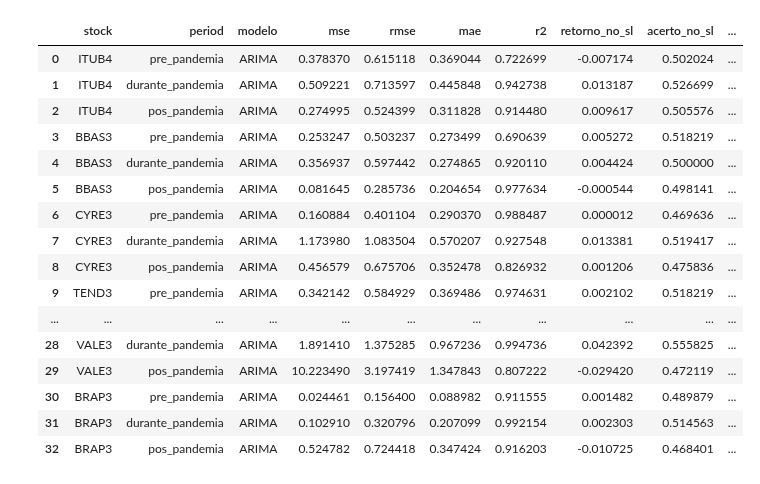
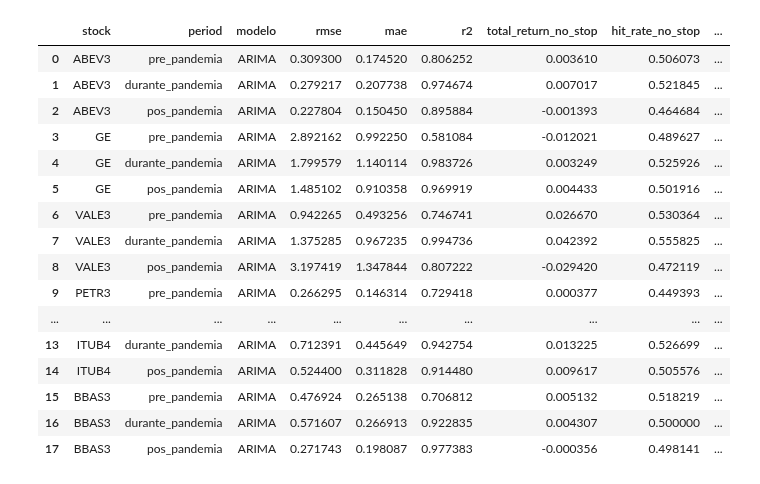
Before and after one commit to diogobrasil/analises-tcc-cripto, a Jupyter notebook: main/notebooks/trade/trade_analisys_arima.ipynb, the cells around one changed output. Saved outputs shown, nothing was run; the diff lists cells and outputs as text; code cells hidden in the pictures.

Commit message:
update: add novas metricas no retorno do backtest e treina modelos para novas ações; salva csvs com os resultados para ações selecionadas

```diff
--- a/main/notebooks/trade/trade_analisys_arima.ipynb
+++ b/main/notebooks/trade/trade_analisys_arima.ipynb
@@ -76,11 +76,10 @@ def print_detailed_performance(strategy_name: str, result_dict: dict, initial_ca
     print("-" * 50)
 # %%
 # --- Parâmetros ---
-csv_path   = "../../datasets/b3_dados/processed/acoes_concat.csv"
+csv_path   = "../../datasets/b3_dados/processed/assets_concat.csv"
 stocks     =  [
 
-    "VALE3",
-    "ELET3",
+    "BBAS3",
 ]
 
 periods    = {
@@ -262,29 +212,40 @@ for (stock, period_name), vals in results.items():
         'stock':           stock,
         'period':          period_name,
         'modelo':          'ARIMA',
-        'mse':             vals['arima_metrics']['mse'],
+        # 'mse':             vals['arima_metrics']['mse'],
         'rmse':            vals['arima_metrics']['rmse'],
         'mae':             vals['arima_metrics']['mae'],
         'r2':              vals['arima_metrics']['r2'],
-        'retorno_no_sl':   vals['arima_no_stop']['total_return'],
-        'acerto_no_sl':    vals['arima_no_stop']['hit_rate'],
-        'sharpe_no_sl':    vals['arima_no_stop']['sharpe_ratio'],
-        'drawdown_no_sl':  vals['arima_no_stop']['max_drawdown'],
-        'capital_no_sl':   vals['arima_no_stop']['final_capital'],
-        'retorno_sl':      vals['arima_with_stop']['total_return'],
-        'acerto_sl':       vals['arima_with_stop']['hit_rate'],
-        'sharpe_sl':       vals['arima_with_stop']['sharpe_ratio'],
-        'drawdown_sl':     vals['arima_with_stop']['max_drawdown'],
-        'capital_sl':      vals['arima_with_stop']['final_capital'],
-        'retorno_bh':      vals['arima_bh']['total_return'],
-        'capital_bh':      vals['arima_bh']['final_capital'],
-        'dias_bh':         vals['arima_bh']['days_held']
+
+        'total_return_no_stop':   vals['arima_no_stop']['total_return'],
+        'hit_rate_no_stop':    vals['arima_no_stop']['hit_rate'],
+        'sharpe_no_stop':    vals['arima_no_stop']['sharpe_ratio'],
+        'drawdown_no_stop':  vals['arima_no_stop']['max_drawdown'],
+        'final_capital_no_stop':   vals['arima_no_stop']['final_capital'],
+        'num_trades_no_stop':   vals['arima_no_stop']['total_trades'],
+        'profitable_trades_no_stop':   vals['arima_no_stop']['profitable_trades'],
+        'unprofitable_trades_no_stop': vals['arima_no_stop']['unprofitable_trades'],
+        'avg_return_per_trade_no_stop': vals['arima_no_stop']['avg_return_per_trade'],
+
+        'total_return_stop':      vals['arima_with_stop']['total_return'],
+        'hit_rate_stop':       vals['arima_with_stop']['hit_rate'],
+        'sharpe_stop':       vals['arima_with_stop']['sharpe_ratio'],
+        'drawdown_stop':     vals['arima_with_stop']['max_drawdown'],
+        'final_capital_stop':      vals['arima_with_stop']['final_capital'],
+        'num_trades_stop':      vals['arima_with_stop']['total_trades'],
+        'profitable_trades_stop':   vals['arima_with_stop']['profitable_trades'],
+        'unprofitable_trades_stop': vals['arima_with_stop']['unprofitable_trades'],
+        'avg_return_per_trade_stop': vals['arima_with_stop']['avg_return_per_trade'],
+
+        # 'retorno_bh':      vals['arima_bh']['total_return'],
+        # 'capital_bh':      vals['arima_bh']['final_capital'],
+        # 'dias_bh':         vals['arima_bh']['days_held']
     })
 
 df_results = pd.DataFrame(flat)
 
 # --- caminho onde guardar ---
-csv_path = "../../datasets/trading/arima_trading_results.csv"
+csv_path = "../../datasets/trading/arima_trading_results2.csv"
 os.makedirs(os.path.dirname(csv_path), exist_ok=True)
 
 # --- concat incremental ---
@@ -311,17 +272,17 @@ Resultados ARIMA atualizados em ../../datasets/trading/arima_trading_results.csv
-|  | stock | period | modelo | mse | rmse | mae | r2 | retorno_no_sl | acerto_no_sl | ... |
-| 0 | ITUB4 | pre_pandemia | ARIMA | 0.378370 | 0.615118 | 0.369044 | 0.722699 | -0.007174 | 0.502024 | ... |
-| 1 | ITUB4 | durante_pandemia | ARIMA | 0.509221 | 0.713597 | 0.445848 | 0.942738 | 0.013187 | 0.526699 | ... |
-| 2 | ITUB4 | pos_pandemia | ARIMA | 0.274995 | 0.524399 | 0.311828 | 0.914480 | 0.009617 | 0.505576 | ... |
-| 3 | BBAS3 | pre_pandemia | ARIMA | 0.253247 | 0.503237 | 0.273499 | 0.690639 | 0.005272 | 0.518219 | ... |
-| 4 | BBAS3 | durante_pandemia | ARIMA | 0.356937 | 0.597442 | 0.274865 | 0.920110 | 0.004424 | 0.500000 | ... |
-| 5 | BBAS3 | pos_pandemia | ARIMA | 0.081645 | 0.285736 | 0.204654 | 0.977634 | -0.000544 | 0.498141 | ... |
-| 6 | CYRE3 | pre_pandemia | ARIMA | 0.160884 | 0.401104 | 0.290370 | 0.988487 | 0.000012 | 0.469636 | ... |
-| 7 | CYRE3 | durante_pandemia | ARIMA | 1.173980 | 1.083504 | 0.570207 | 0.927548 | 0.013381 | 0.519417 | ... |
-| 8 | CYRE3 | pos_pandemia | ARIMA | 0.456579 | 0.675706 | 0.352478 | 0.826932 | 0.001206 | 0.475836 | ... |
-| 9 | TEND3 | pre_pandemia | ARIMA | 0.342142 | 0.584929 | 0.369486 | 0.974631 | 0.002102 | 0.518219 | ... |
-| ... | ... | ... | ... | ... | ... | ... | ... | ... | ... | ... |
-| 28 | VALE3 | durante_pandemia | ARIMA | 1.891410 | 1.375285 | 0.967236 | 0.994736 | 0.042392 | 0.555825 | ... |
-| 29 | VALE3 | pos_pandemia | ARIMA | 10.223490 | 3.197419 | 1.347843 | 0.807222 | -0.029420 | 0.472119 | ... |
-| 30 | BRAP3 | pre_pandemia | ARIMA | 0.024461 | 0.156400 | 0.088982 | 0.911555 | 0.001482 | 0.489879 | ... |
-| 31 | BRAP3 | durante_pandemia | ARIMA | 0.102910 | 0.320796 | 0.207099 | 0.992154 | 0.002303 | 0.514563 | ... |
-| 32 | BRAP3 | pos_pandemia | ARIMA | 0.524782 | 0.724418 | 0.347424 | 0.916203 | -0.010725 | 0.468401 | ... |
+|  | stock | period | modelo | rmse | mae | r2 | total_return_no_stop | hit_rate_no_stop | ... |
+| 0 | ABEV3 | pre_pandemia | ARIMA | 0.309300 | 0.174520 | 0.806252 | 0.003610 | 0.506073 | ... |
+| 1 | ABEV3 | durante_pandemia | ARIMA | 0.279217 | 0.207738 | 0.974674 | 0.007017 | 0.521845 | ... |
+| 2 | ABEV3 | pos_pandemia | ARIMA | 0.227804 | 0.150450 | 0.895884 | -0.001393 | 0.464684 | ... |
+| 3 | GE | pre_pandemia | ARIMA | 2.892162 | 0.992250 | 0.581084 | -0.012021 | 0.489627 | ... |
+| 4 | GE | durante_pandemia | ARIMA | 1.799579 | 1.140114 | 0.983726 | 0.003249 | 0.525926 | ... |
+| 5 | GE | pos_pandemia | ARIMA | 1.485102 | 0.910358 | 0.969919 | 0.004433 | 0.501916 | ... |
+| 6 | VALE3 | pre_pandemia | ARIMA | 0.942265 | 0.493256 | 0.746741 | 0.026670 | 0.530364 | ... |
+| 7 | VALE3 | durante_pandemia | ARIMA | 1.375285 | 0.967235 | 0.994736 | 0.042392 | 0.555825 | ... |
+| 8 | VALE3 | pos_pandemia | ARIMA | 3.197419 | 1.347844 | 0.807222 | -0.029420 | 0.472119 | ... |
+| 9 | PETR3 | pre_pandemia | ARIMA | 0.266295 | 0.146314 | 0.729418 | 0.000377 | 0.449393 | ... |
+| ... | ... | ... | ... | ... | ... | ... | ... | ... | ... |
+| 13 | ITUB4 | durante_pandemia | ARIMA | 0.712391 | 0.445649 | 0.942754 | 0.013225 | 0.526699 | ... |
+| 14 | ITUB4 | pos_pandemia | ARIMA | 0.524400 | 0.311828 | 0.914480 | 0.009617 | 0.505576 | ... |
+| 15 | BBAS3 | pre_pandemia | ARIMA | 0.476924 | 0.265138 | 0.706812 | 0.005132 | 0.518219 | ... |
+| 16 | BBAS3 | durante_pandemia | ARIMA | 0.571607 | 0.266913 | 0.922835 | 0.004307 | 0.500000 | ... |
+| 17 | BBAS3 | pos_pandemia | ARIMA | 0.271743 | 0.198087 | 0.977383 | -0.000356 | 0.498141 | ... |
```
Also changed, not shown: parts of 3 cells of this notebook, 7 other files.
